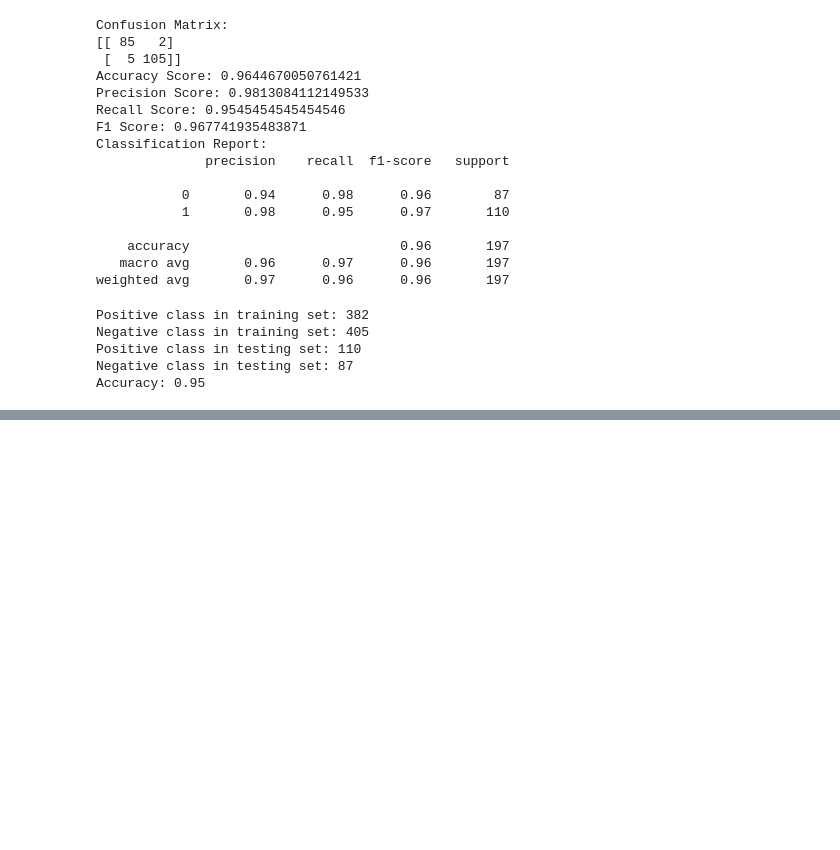
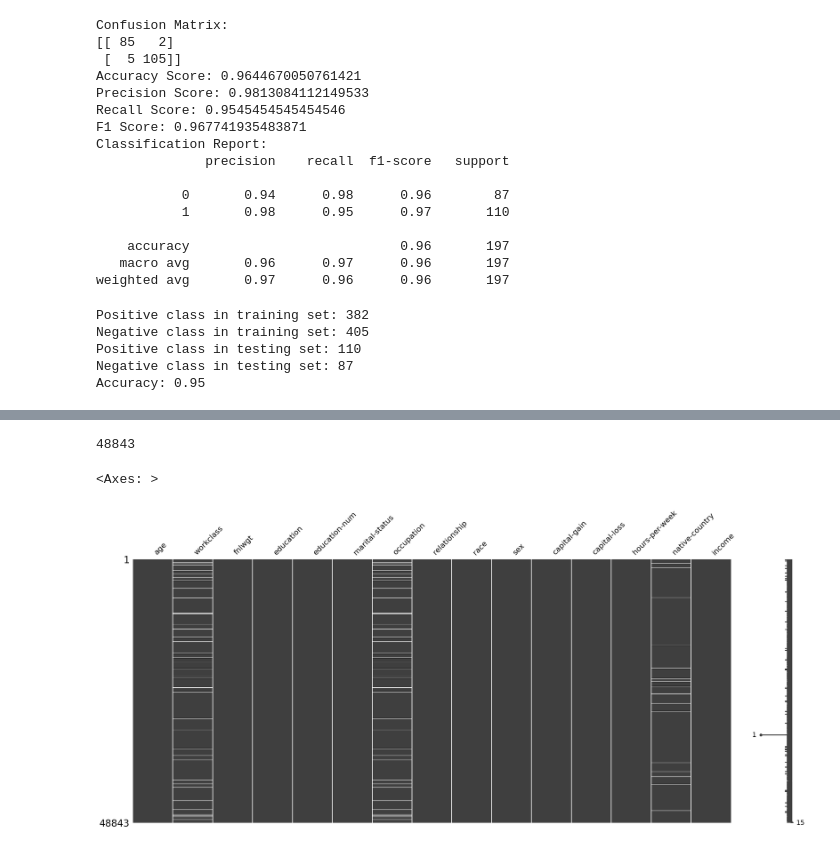
Before and after one commit to shuaibw/cse-472-ML, a Jupyter notebook: offline2/starter.ipynb, the cells around one changed output, grey strips where cells are left out. Drawn from its saved outputs; the diff is of its cells as text; code cells hidden in the pictures; blank space fills up the shorter version.

```diff
--- a/offline2/starter.ipynb
+++ b/offline2/starter.ipynb
@@ -5,11 +5,12 @@ import matplotlib.pyplot as plt
 import seaborn as sns
 np.random.seed(0)
 # %%
-data1_path = 'data/adult/adult.data'
-data2_path = 'data/telco/WA_Fn-UseC_-Telco-Customer-Churn.csv'
+data1_path = 'data/telco/WA_Fn-UseC_-Telco-Customer-Churn.csv'
+data2_path = 'data/adult/adult.data'
+data2_extra = 'data/adult/adult.test'
 data3_path = 'data/creditcardfraud/creditcard.csv'
 # %%
-df1_headers = ['age', 'workclass', 'fnlwgt', 'education', 'education-num', 'marital-status', 'occupation', 'relationship', 'race', 'sex', 'capital-gain', 'capital-loss', 'hours-per-week', 'native-country', 'income']
-df1 = pd.read_csv(data1_path, names=df1_headers, index_col=False)
-df2 = pd.read_csv(data2_path)
+df2_headers = ['age', 'workclass', 'fnlwgt', 'education', 'education-num', 'marital-status', 'occupation', 'relationship', 'race', 'sex', 'capital-gain', 'capital-loss', 'hours-per-week', 'native-country', 'income']
+# df1 = pd.read_csv(data1_path)
+# df2 = pd.read_csv(data2_path,  names=df2_headers, index_col=False)
 df3 = pd.read_csv(data3_path)
@@ -339,0 +480,7 @@ print(y_pred)
+# %%
+df2 = pd.read_csv(data2_path, names=df2_headers, index_col=False)
+df2_extra = pd.read_csv(data2_extra, names=df2_headers, index_col=False)
+df2 = pd.concat([df2, df2_extra])
+# replace all ?s with NaNs
+df2 = df2.replace(' ?', np.nan)
+df2.describe(include='all')
@@ -339,0 +519,8 @@ print(y_pred)
+# %%
+import missingno as msno
+print(len(df2))
+msno.matrix(df2)
+# %% [output]
+48843
+<Axes: >
+[figure, added]
```
Also changed, not shown: parts of 39 cells of this notebook.
